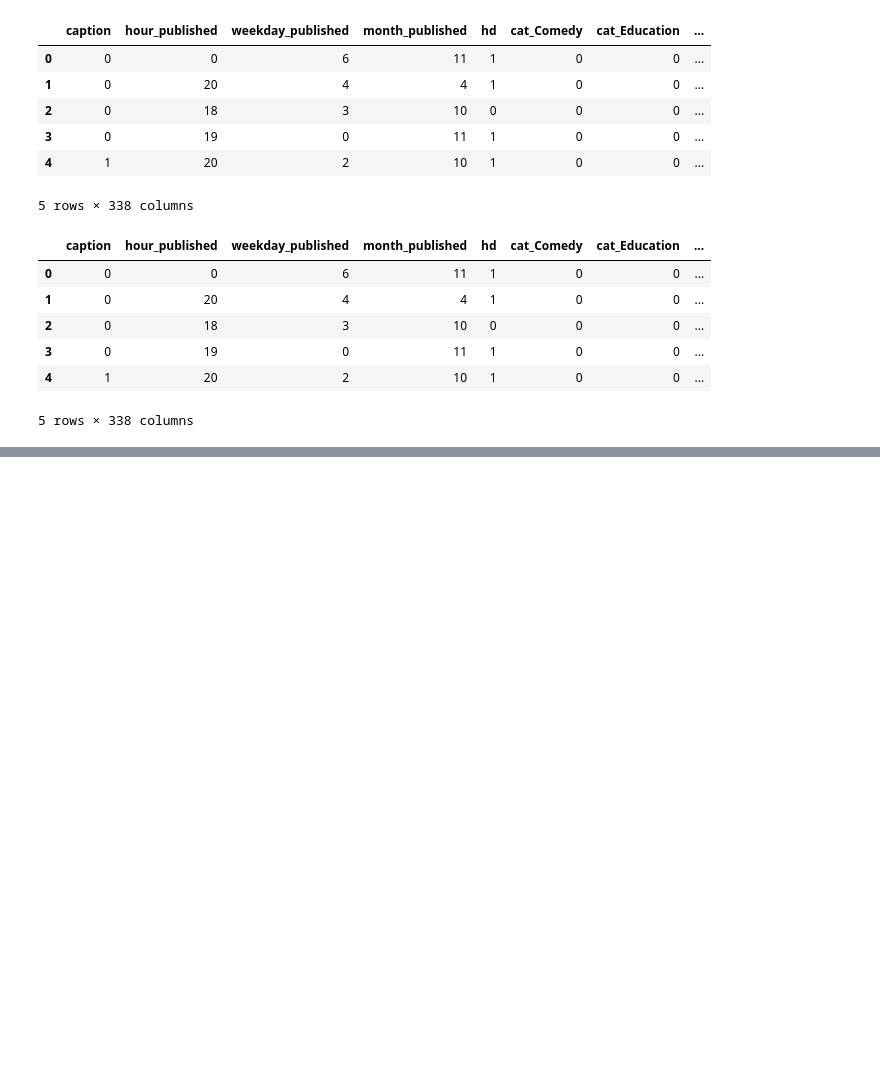
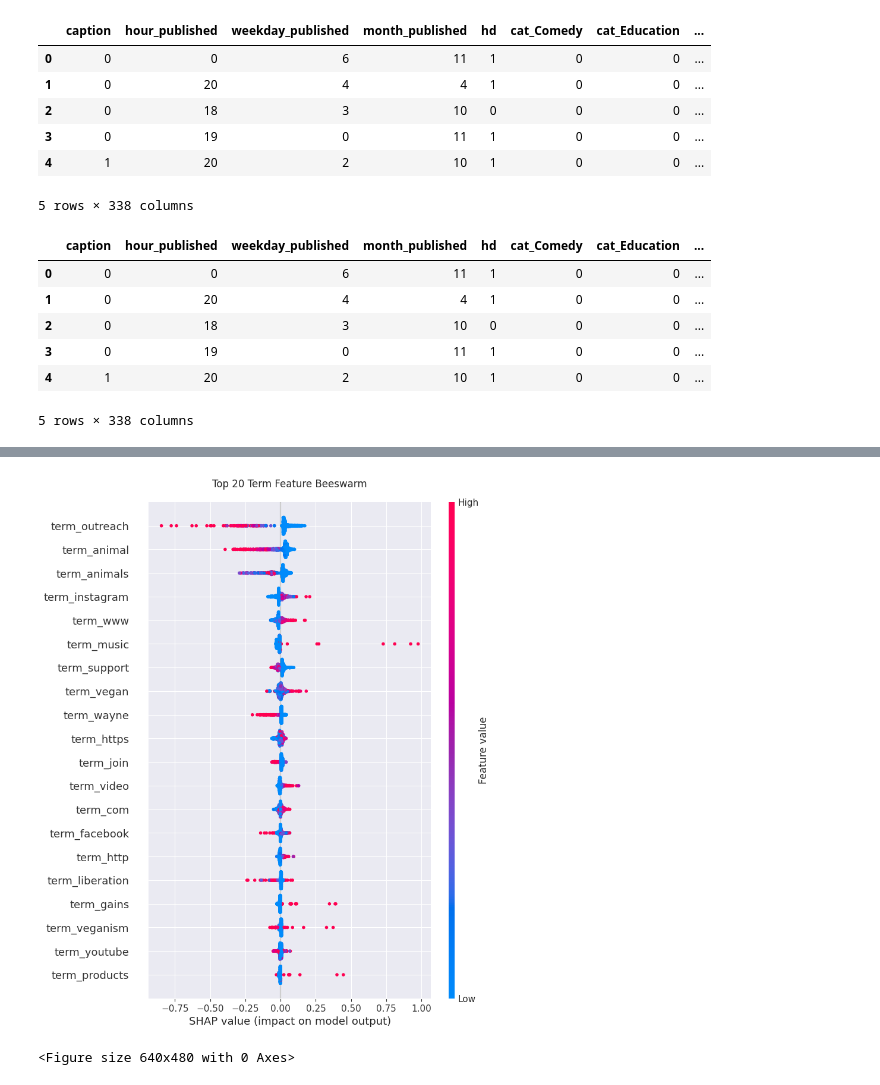
Before and after one commit to gh4rris/vegan_youtube, a Jupyter notebook: 04_modeling_dt_rf.ipynb, the cells around one changed output, grey strips where cells are left out. Saved outputs shown, nothing was run; the diff lists cells and outputs as text; code cells hidden in the pictures; blank space fills up the shorter version.

```diff
--- a/04_modeling_dt_rf.ipynb
+++ b/04_modeling_dt_rf.ipynb
@@ -189,0 +204,7 @@ plt.tight_layout()
+# %%
+# get the shap values of each feature
+scaler = pipeline.named_steps["standardscaler"]
+X_train_scaled = pd.DataFrame(scaler.transform(X_train), columns=X_train.columns)
+explainer = shap.TreeExplainer(rf)
+shap_values = pd.DataFrame(explainer.shap_values(X_train_scaled), columns=X_train.columns)
+shap_values.head()
@@ -189,0 +219,8 @@ plt.tight_layout()
+# %%
+# list the top term features
+terms = []
+for col in feature_importances.index:
+    if col.startswith("term_"):
+        terms.append(col)
+top_terms = terms[:20]
+top_terms
@@ -189,0 +248,11 @@ plt.tight_layout()
+# %%
+# visualize beeswarm of top 20 term features
+plt.title("Top 20 Term Feature Beeswarm", y=1.02)
+shap.summary_plot(shap_values[top_terms].values, X_train_scaled[top_terms], plot_type="dot")
+plt.tight_layout()
+
+# save png
+plt.savefig("images/term_beeswarm.png", dpi=300)
+# %% [output]
+[figure, added]
+<Figure size 640x480 with 0 Axes>
```
Also changed, not shown: parts of 22 cells of this notebook, 18 other files.
